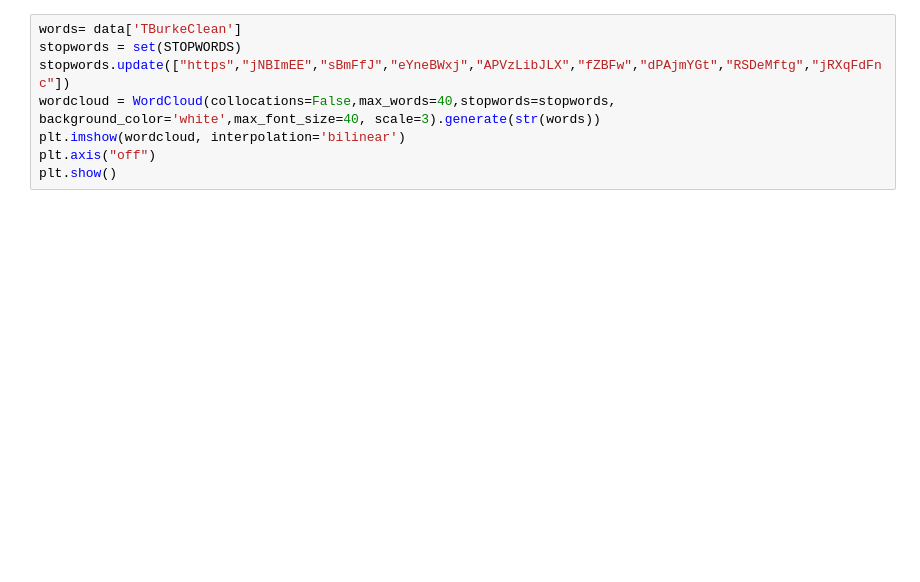
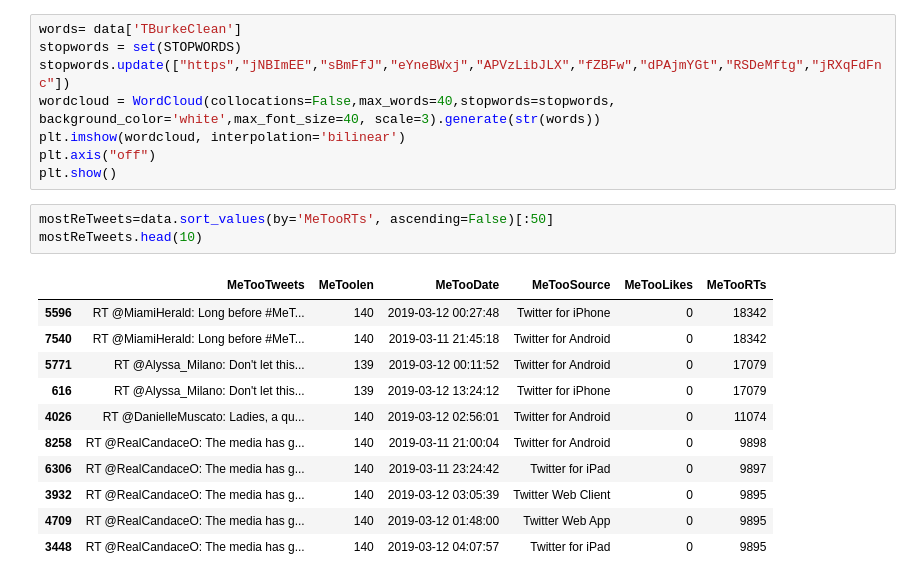
Before and after one commit to priyanka-khanal/MetooTwitteranalysis, a Jupyter notebook: metoo.ipynb, the cells around one changed output. Cells and saved outputs as stored; diff of their text form; blank space fills up the shorter version.

```diff
--- a/metoo.ipynb
+++ b/metoo.ipynb
@@ -181,3 +206,18 @@ wordcloud = WordCloud(collocations=False,max_words=40,stopwords=stopwords, backg
 plt.imshow(wordcloud, interpolation='bilinear')
 plt.axis("off")
 plt.show()
+# %%
+mostReTweets=data.sort_values(by='MeTooRTs', ascending=False)[:50]
+mostReTweets.head(10)
+# %% [output]
+|  | MeTooTweets | MeToolen | MeTooDate | MeTooSource | MeTooLikes | MeTooRTs |
+| 5596 | RT @MiamiHerald: Long before #MeT... | 140 | 2019-03-12 00:27:48 | Twitter for iPhone | 0 | 18342 |
+| 7540 | RT @MiamiHerald: Long before #MeT... | 140 | 2019-03-11 21:45:18 | Twitter for Android | 0 | 18342 |
+| 5771 | RT @Alyssa_Milano: Don't let this... | 139 | 2019-03-12 00:11:52 | Twitter for Android | 0 | 17079 |
+| 616 | RT @Alyssa_Milano: Don't let this... | 139 | 2019-03-12 13:24:12 | Twitter for iPhone | 0 | 17079 |
+| 4026 | RT @DanielleMuscato: Ladies, a qu... | 140 | 2019-03-12 02:56:01 | Twitter for Android | 0 | 11074 |
+| 8258 | RT @RealCandaceO: The media has g... | 140 | 2019-03-11 21:00:04 | Twitter for Android | 0 | 9898 |
+| 6306 | RT @RealCandaceO: The media has g... | 140 | 2019-03-11 23:24:42 | Twitter for iPad | 0 | 9897 |
+| 3932 | RT @RealCandaceO: The media has g... | 140 | 2019-03-12 03:05:39 | Twitter Web Client | 0 | 9895 |
+| 4709 | RT @RealCandaceO: The media has g... | 140 | 2019-03-12 01:48:00 | Twitter Web App | 0 | 9895 |
+| 3448 | RT @RealCandaceO: The media has g... | 140 | 2019-03-12 04:07:57 | Twitter for iPad | 0 | 9895 |
```
Also changed, not shown: parts of 18 cells of this notebook, 1 other file.
